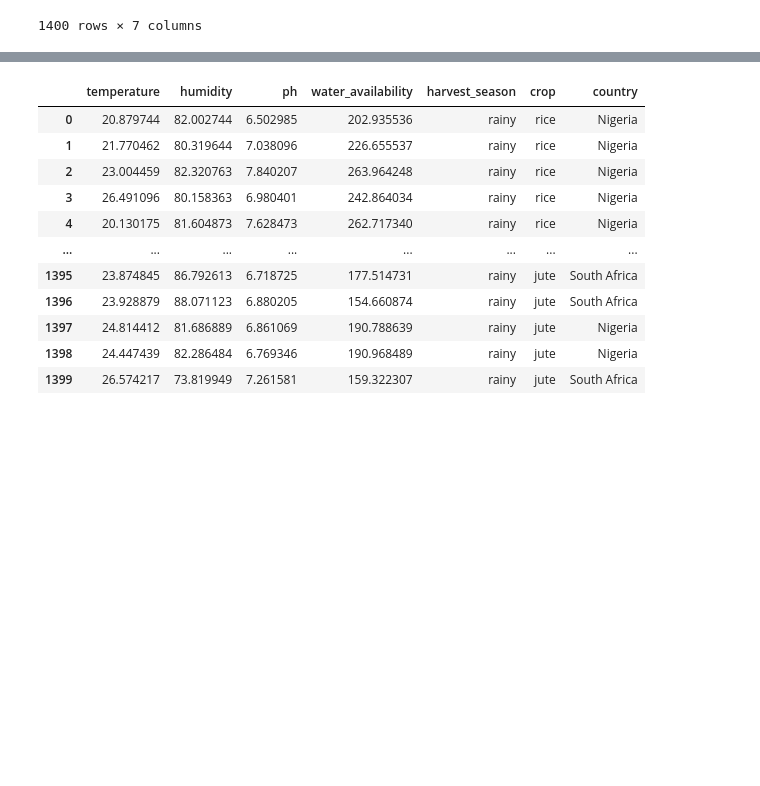
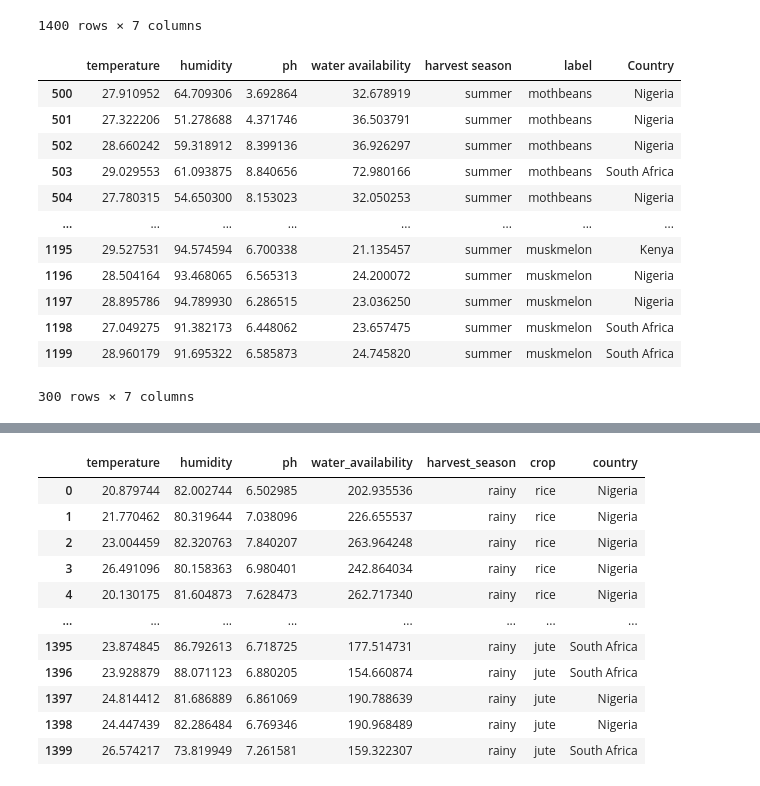
Before and after one commit to Dottie1234/Crop-season-model-deployment, a Jupyter notebook: crop season prediction.ipynb, the cells around one changed output, grey strips where cells are left out. Cells and saved outputs as stored; diff of their text form; code cells hidden in the pictures; blank space fills up the shorter version.

```diff
--- a/crop season prediction.ipynb
+++ b/crop season prediction.ipynb
@@ -133,3 +41,19 @@ data
 | 1398 | 24.447439 | 82.286484 | 6.769346 | 190.968489 | rainy | jute | Nigeria |
 | 1399 | 26.574217 | 73.819949 | 7.261581 | 159.322307 | rainy | jute | South Africa |
 1400 rows × 7 columns
+# %%
+data.loc[data['harvest season'] == 'summer']
+# %% [output]
+|  | temperature | humidity | ph | water availability | harvest season | label | Country |
+| 500 | 27.910952 | 64.709306 | 3.692864 | 32.678919 | summer | mothbeans | Nigeria |
+| 501 | 27.322206 | 51.278688 | 4.371746 | 36.503791 | summer | mothbeans | Nigeria |
+| 502 | 28.660242 | 59.318912 | 8.399136 | 36.926297 | summer | mothbeans | Nigeria |
+| 503 | 29.029553 | 61.093875 | 8.840656 | 72.980166 | summer | mothbeans | South Africa |
+| 504 | 27.780315 | 54.650300 | 8.153023 | 32.050253 | summer | mothbeans | Nigeria |
+| ... | ... | ... | ... | ... | ... | ... | ... |
+| 1195 | 29.527531 | 94.574594 | 6.700338 | 21.135457 | summer | muskmelon | Kenya |
+| 1196 | 28.504164 | 93.468065 | 6.565313 | 24.200072 | summer | muskmelon | Nigeria |
+| 1197 | 28.895786 | 94.789930 | 6.286515 | 23.036250 | summer | muskmelon | Nigeria |
+| 1198 | 27.049275 | 91.382173 | 6.448062 | 23.657475 | summer | muskmelon | South Africa |
+| 1199 | 28.960179 | 91.695322 | 6.585873 | 24.745820 | summer | muskmelon | South Africa |
+300 rows × 7 columns
```
Also changed, not shown: parts of 24 cells of this notebook, 2 other files.
